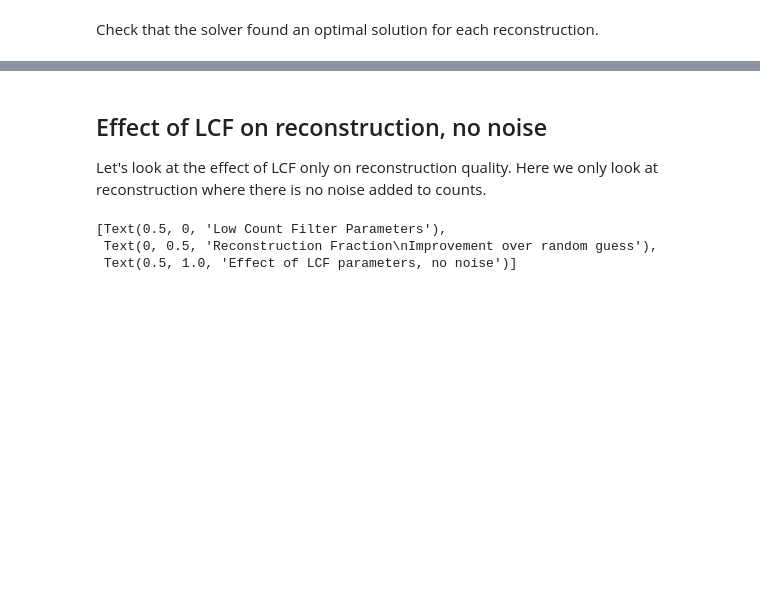
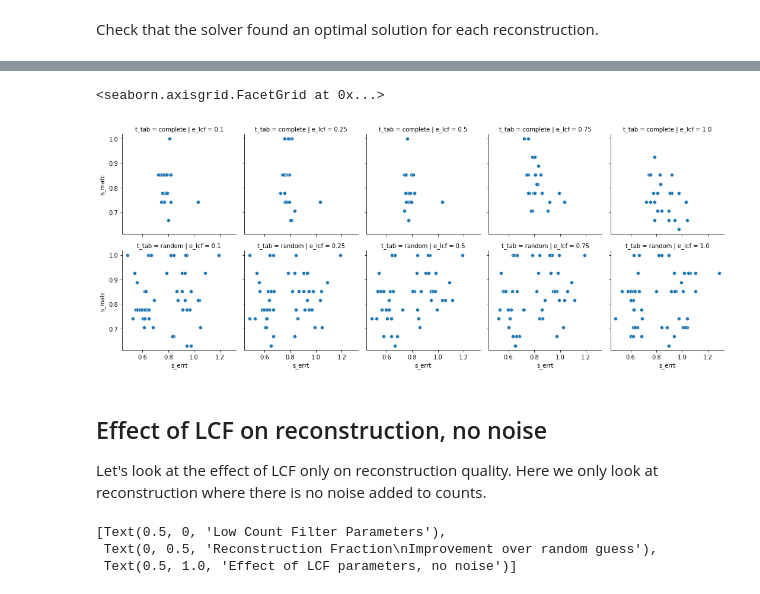
Before and after one commit to iaBIH/attacker, a Jupyter notebook: linearReconstruction/view.ipynb, the cells around one changed output, grey strips where cells are left out. Cells and saved outputs as stored; diff of their text form; code cells hidden in the pictures; blank space fills up the shorter version.

```diff
--- a/linearReconstruction/view.ipynb
+++ b/linearReconstruction/view.ipynb
@@ -97,3 +90,9 @@ bp.set(xlabel = 'No-penality fraction', ylabel='Reconstruction Quality',title='E
+# %%
+g = sns.FacetGrid(dfRanAll, col='e_lcf', row='t_tab')
+g.map(sns.scatterplot, 's_errt', 's_matc' )
+# %% [output]
+<seaborn.axisgrid.FacetGrid at 0x...>
+[figure, added]
 # %% [markdown]
 ## Effect of LCF on reconstruction, no noise
 
```
Also changed, not shown: parts of 14 cells of this notebook, 2 other files.
